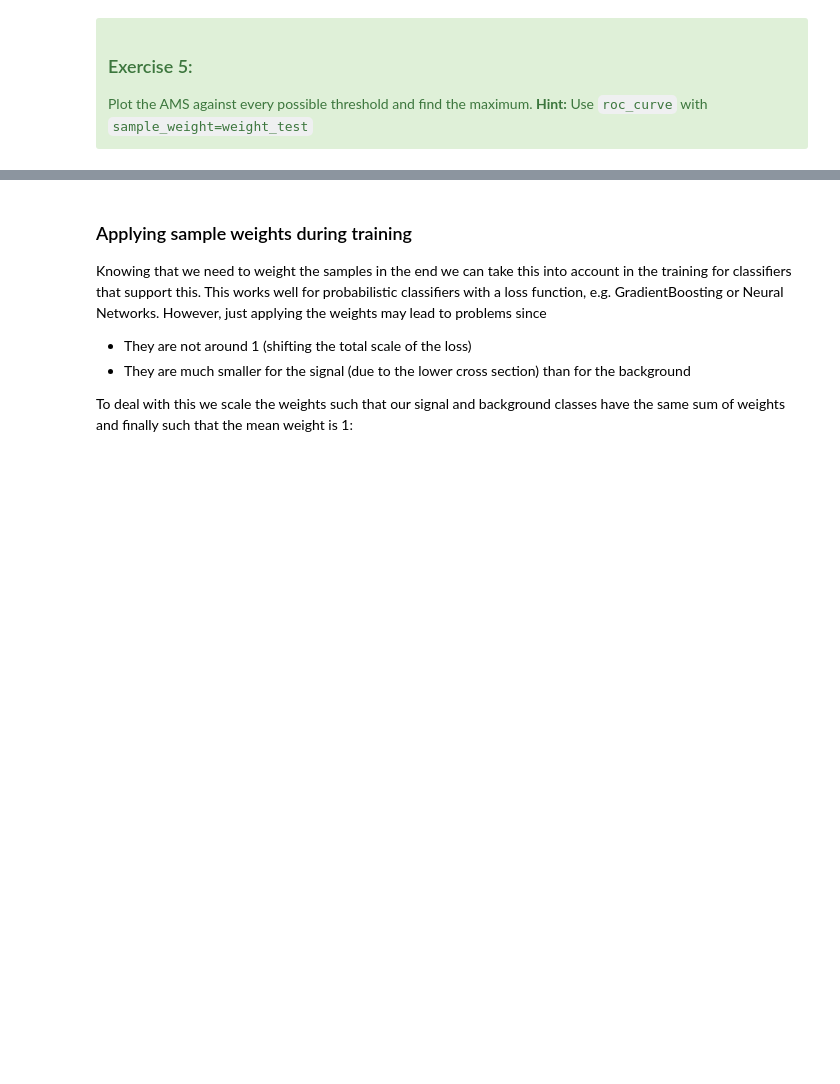
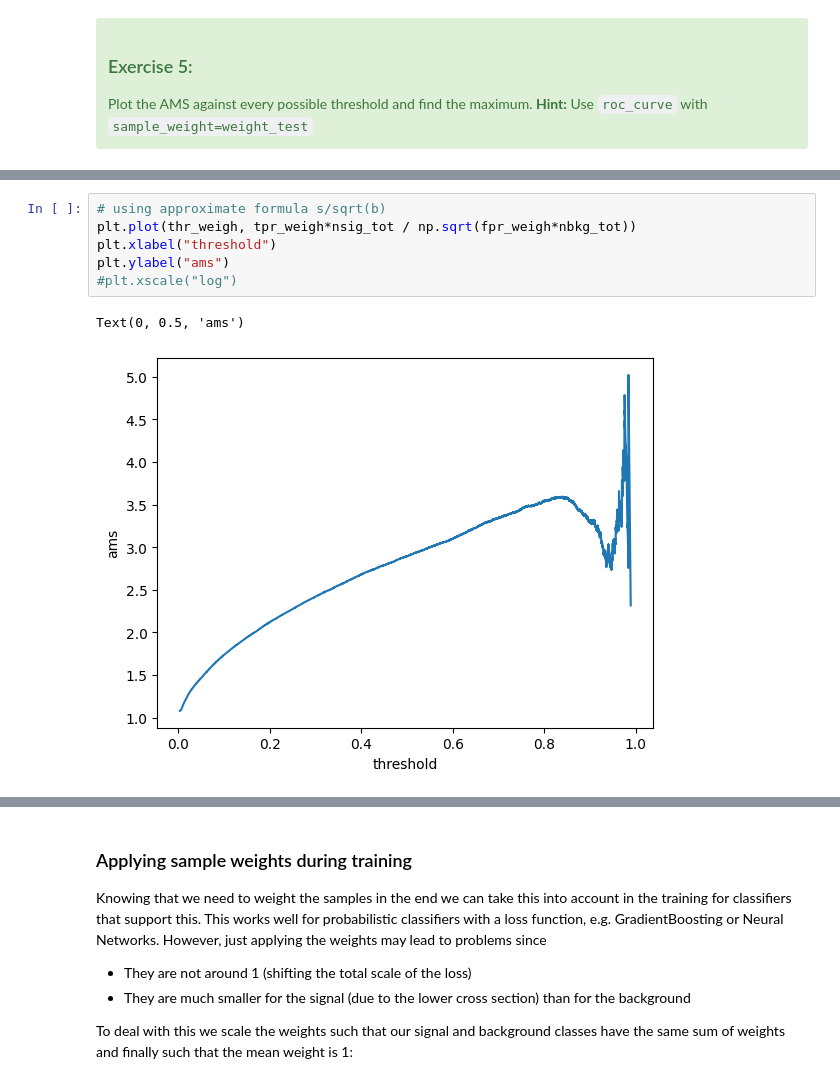
Before and after one commit to KohlensaeureJunk/DataAnalysiswithML, a Jupyter notebook: higgs_challenge.ipynb, the cells around one changed output, grey strips where cells are left out. Drawn from its saved outputs; the diff is of its cells as text; blank space fills up the shorter version.

```diff
--- a/higgs_challenge.ipynb
+++ b/higgs_challenge.ipynb
@@ -342,3 +543,12 @@ ams(s=tpr*nsig_tot, b=fpr*nbkg_tot)
+# %%
+# using approximate formula s/sqrt(b)
+plt.plot(thr_weigh, tpr_weigh*nsig_tot / np.sqrt(fpr_weigh*nbkg_tot))
+plt.xlabel("threshold")
+plt.ylabel("ams")
+#plt.xscale("log")
+# %% [output]
+Text(0, 0.5, 'ams')
+[figure, added]
 # %% [markdown]
 How well did we do? Compare to results of Kaggle challenge:
 
```
Also changed, not shown: parts of 41 cells of this notebook.
